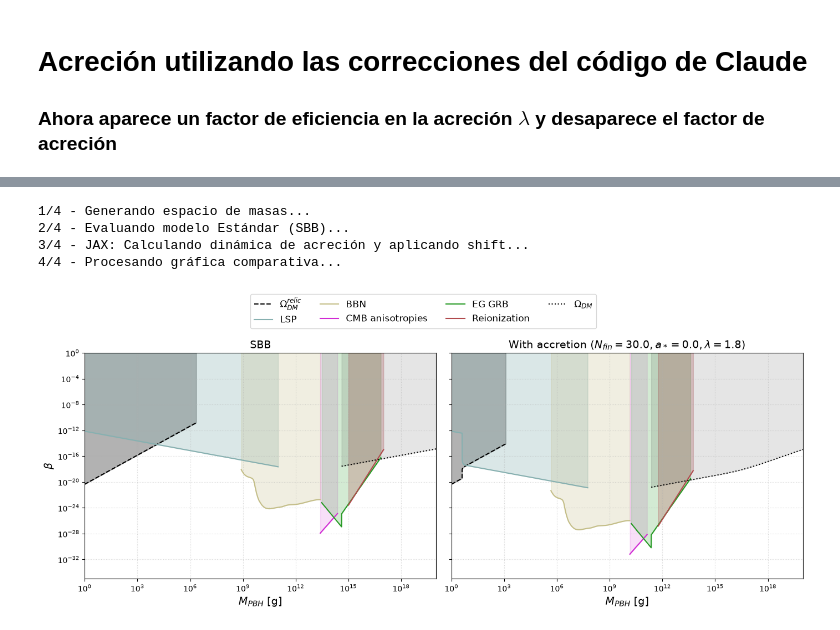
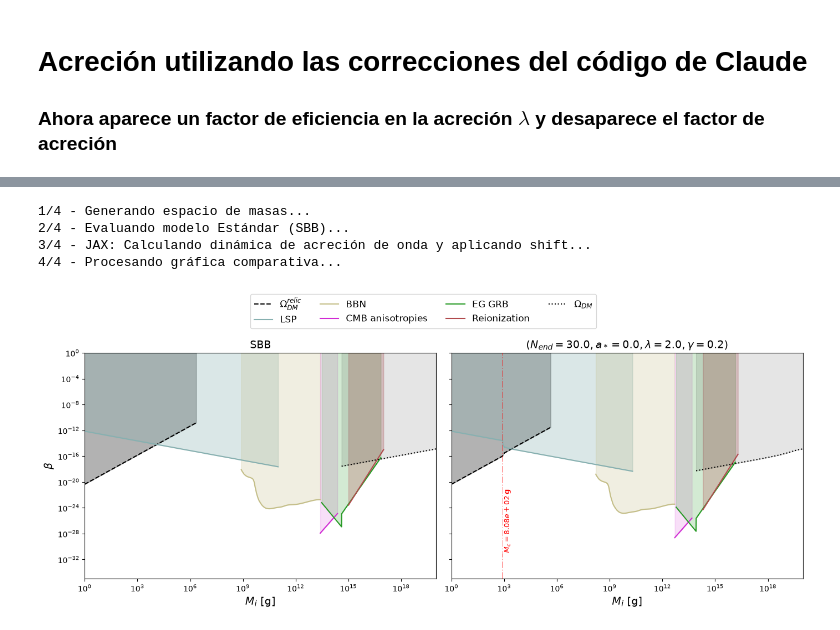
Before and after one commit to Baitzadust/pbh-beta, a Jupyter notebook: PBHBeta/pruebacorr.ipynb, the cells around one changed output, grey strips where cells are left out. Drawn from its saved outputs; the diff is of its cells as text; code cells hidden in the pictures.

```diff
--- a/PBHBeta/pruebacorr.ipynb
+++ b/PBHBeta/pruebacorr.ipynb
@@ -482,14 +586,5 @@ if __name__ == "__main__":
 # %%
-def limpiar_memoria():
-    """Limpia las variables globales de PBHBeta para aislar las evaluaciones."""
-    fn_comp.constraints.betas_DM_tot = []
-    fn_comp.constraints.betas_LSP_tot = []
-    # Limpiamos el resto por seguridad aunque no se usen aquí
-    fn_comp.constraints.betas_BBN_tot = []
-    fn_comp.constraints.betas_SD_tot = []
-    fn_comp.constraints.betas_CMB_AN_tot = []
-    fn_comp.constraints.betas_GRB_tot = []
-    fn_comp.constraints.betas_Reio_tot = []
+
 def limpiar_memoria():
     """Limpia las variables globales de PBHBeta para evitar que los modelos se mezclen."""
     fn_comp.constraints.betas_DM_tot = []
@@ -509,10 +604,12 @@ def graficar_comparativa_espectros():
     M_tot = fn_comp.put_M_array(1e-5, 1e22)
     M_tot_jnp = jnp.array(M_tot, dtype=jnp.float64)
 
+    # Parámetros cosmológicos y termodinámicos
     omega = 1.0/3.0 # Las restricciones estándar SBB se mapean en radiación
     N_fin = 30.00
     a_star = 0.0
-    lam = 1.8 # Autovalor de acreción
+    lam = 2.0 # Parámetro lambda
+    gamma_val = 0.2 # Eficiencia de colapso en dominación de materia
 
     # ---------------------------------------------------------
     # 1. CÁLCULO DEL MODELO ESTÁNDAR (SBB)
@@ -528,7 +625,7 @@ def graficar_comparativa_espectros():
     fn_comp.Betas_GRB(M_tot, omega)
     fn_comp.Betas_Reio(M_tot, omega)
 
-    # Extraemos las matrices completas SBB (incluyen valores ev1 en los huecos)
+    # Extraemos las matrices completas SBB
     b_dm_std = np.array(fn_comp.constraints.betas_DM_tot)
     b_lsp_std = np.array(fn_comp.constraints.betas_LSP_tot)
     b_bbn_std = np.array(fn_comp.constraints.betas_BBN_tot)
@@ -539,13 +636,18 @@ def graficar_comparativa_espectros():
     # ---------------------------------------------------------
     # 2. CÁLCULO CON ACRECIÓN (JAX) Y CORRIMIENTO EXACTO
     # ---------------------------------------------------------
-    print("3/4 - JAX: Calculando dinámica de acreción y aplicando shift...")
-    M_f_tot_jnp, mu_tot_jnp = fn_comp.precalcular_acreccion_lote(M_tot_jnp, float(N_fin), float(a_star), lam=lam)
+    print("3/4 - JAX: Calculando dinámica de acreción de onda y aplicando shift...")
+
+    # Llamamos al integrador pasándole el nuevo parámetro gamma_val
+    M_f_tot_jnp, mu_tot_jnp = fn_comp.precalcular_acreccion_lote(
+        M_tot_jnp, float(N_fin), float(a_star), lam=lam, gamma=gamma_val
+    )
 
     # Estabilizamos el ruido numérico para asegurar masa creciente
     M_f_tot = np.maximum.accumulate(np.array(M_f_tot_jnp))
     mu_tot = M_f_tot / M_tot
 
+    Mc_analitica, mu_analitico = fn_comp.calcular_masa_critica_analitica(N_fin, a_star, lam, gamma_val)
     # Aplicamos el corrimiento (shift) a cada matriz por separado
     b_dm_acc = fn_comp.aplicar_corrimiento_acrecion(M_tot, M_f_tot, b_dm_std)
     b_lsp_acc = fn_comp.aplicar_corrimiento_acrecion(M_tot, M_f_tot, b_lsp_std)
@@ -553,11 +655,6 @@ def graficar_comparativa_espectros():
     b_cmb_acc = fn_comp.aplicar_corrimiento_acrecion(M_tot, M_f_tot, b_cmb_std)
     b_grb_acc = fn_comp.aplicar_corrimiento_acrecion(M_tot, M_f_tot, b_grb_std)
     b_reio_acc = fn_comp.aplicar_corrimiento_acrecion(M_tot, M_f_tot, b_reio_std)
-
-    # Filtro exclusivo de Materia Oscura (Remueve los PBHs atrapados a mitad del N_fin)
-    #M_c = fn_comp.calcular_masa_critica_transicion(float(a_star))
-    #mask_bug_dm = (M_tot > M_c) & (M_f_tot < 1000.0)
-    #b_dm_acc[mask_bug_dm] = constants.ev1
 
     # Separación visual de Materia Oscura en Reliquias (línea dashed) y Macroscópicos (línea dotted)
     mask_relic_std = M_tot <= 1e11 * constants.M_pl_g
@@ -585,7 +682,6 @@ def graficar_comparativa_espectros():
         y_clean = clean_beta(y_arr)
         mask = ~np.isnan(y_clean)
         if np.any(mask):
-            # Matplotlib mapeará x=M_tot de manera global y saltará los NaNs
             line, = ax.plot(M_tot, y_clean, color=color, label=label, linestyle=linestyle, lw=1.5)
             ax.fill_between(M_tot, y_clean, 1.0, where=mask, color=color, alpha=alpha_fill)
             return line
@@ -602,42 +698,58 @@ def graficar_comparativa_espectros():
     plot_y_sombrear(ax1, b_macro_std, colores['dm'], r'$\Omega_{DM}$', linestyle=':', alpha_fill=0.1)
 
     # --- PANEL DERECHO: CON ACRECIÓN ---
-    ax2.set_title(rf"With accretion ($N_{{fin}} = {N_fin}, a_* = {a_star}, \lambda={lam}$)", fontsize=14)
+    # Actualicé el título para reflejar el parámetro gamma
+    ax2.set_title(rf"($N_{{end}} = {N_fin},a_* = {a_star}, \lambda={lam}, \gamma={gamma_val}$)", fontsize=14)
     plot_y_sombrear(ax2, b_relic_acc, colores['relic'], r'$\Omega_{DM}^{relic}$', linestyle='--')
     plot_y_sombrear(ax2, b_lsp_acc, colores['lsp'], 'LSP')
     plot_y_sombrear(ax2, b_bbn_acc, colores['bbn'], 'BBN', alpha_fill=0.25)
     plot_y_sombrear(ax2, b_cmb_acc, colores['cmb'], 'CMB anisotropies', alpha_fill=0.15)
     plot_y_sombrear(ax2, b_grb_acc, colores['grb'], 'EG GRB', alpha_fill=0.2)
     plot_y_sombrear(ax2, b_reio_acc, colores['reio'], 'Reionization', alpha_fill=0.25)
     plot_y_sombrear(ax2, b_macro_acc, colores['dm'], r'$\Omega_{DM}$', linestyle=':', alpha_fill=0.1)
+    y_pos = 1e-26
+    x_text_pos = Mc_analitica * 1.15
+    ax2.axvline(x=Mc_analitica, color='red', linestyle='-.', lw=1.3, alpha=0.4, zorder=4)
+    ax2.text(
+            x_text_pos, y_pos,
+            rf'$M_c = {Mc_analitica:.2e}\,$g',
+            color='red',
+            rotation=90,
+            verticalalignment='center',
+            horizontalalignment='left',
+            fontsize=9.5,
+            fontweight='bold',
+            zorder=5,
+            bbox=dict(boxstyle='round,pad=0.2', facecolor='white', alpha=0.5, edgecolor='none')
+        )
 
     # --- FORMATO DE EJES ---
     for ax in [ax1, ax2]:
         ax.set_xscale('log')
         ax.set_yscale('log')
-        ax.set_xlabel(r'$M_{PBH}$ [g]', fontsize=14)
+        ax.set_xlabel(r'$M_{i}$ [g]', fontsize=14)
         ax.set_xlim(1.0, 1e20)
-        ax.set_ylim(1e-35, 1e0) # Corregido: plt.ylim(1e-35, 0) no es válido en escala logarítmica
-        ax.grid(True, which='both', ls=':', alpha=0.5)
+        ax.set_ylim(1e-35, 1e0)
+        ax.grid(False)
 
     ax1.set_ylabel(r'$\beta$', fontsize=14)
 
     # --- LEYENDA GLOBAL ---
     handles, labels = ax1.get_legend_handles_labels()
     fig.legend(handles, labels, loc='upper center', bbox_to_anchor=(0.5, 0.98),
                ncol=4, fontsize=12, frameon=True)
 
     plt.tight_layout()
     fig.subplots_adjust(top=0.79)
-    plt.savefig('constraintsaccret.pdf')
+    plt.savefig('constraintsaccret_wave.png')
     plt.show()
 
 if __name__ == "__main__":
     graficar_comparativa_espectros()
 # %% [output]
 1/4 - Generando espacio de masas...
 2/4 - Evaluando modelo Estándar (SBB)...
-3/4 - JAX: Calculando dinámica de acreción y aplicando shift...
+3/4 - JAX: Calculando dinámica de acreción de onda y aplicando shift...
 4/4 - Procesando gráfica comparativa...
-[figure, old version]
+[figure, new version]
 # %%
```
Also changed, not shown: parts of 13 cells of this notebook, 1 other file.
